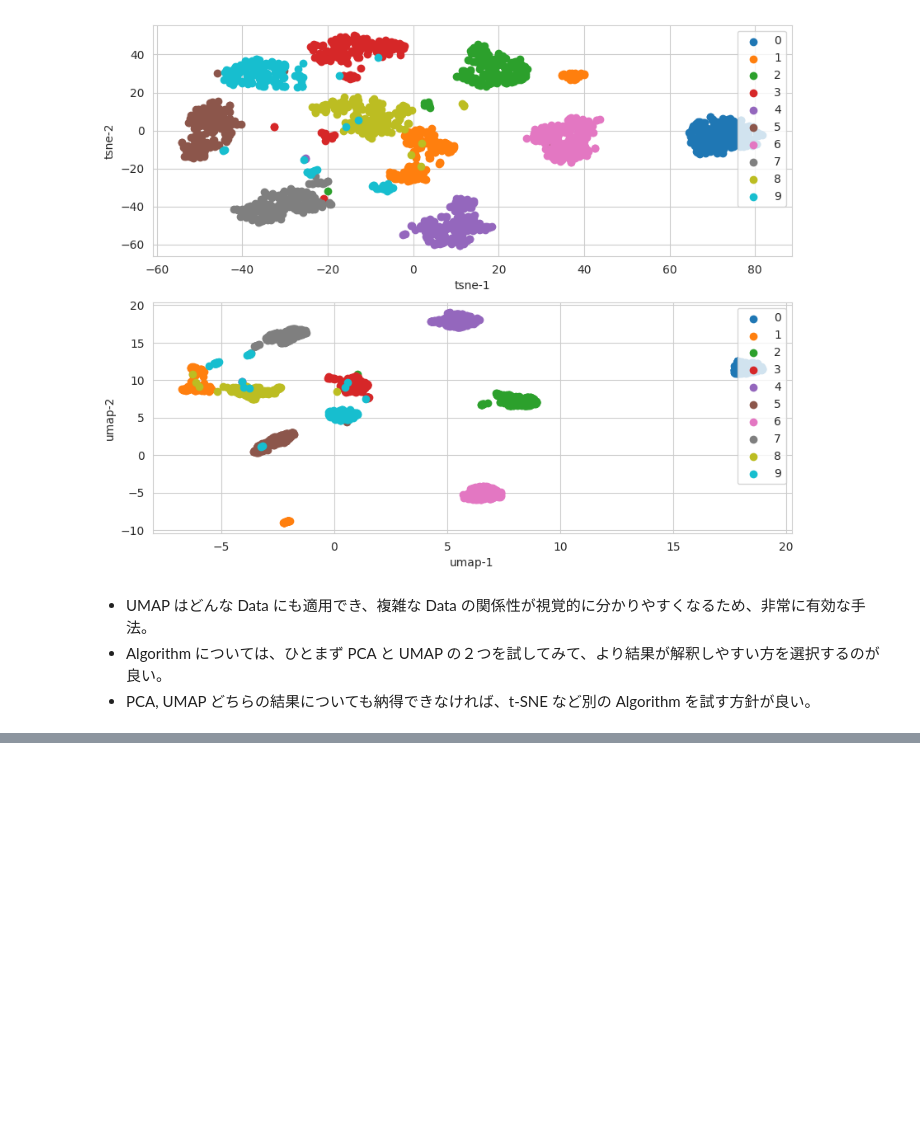
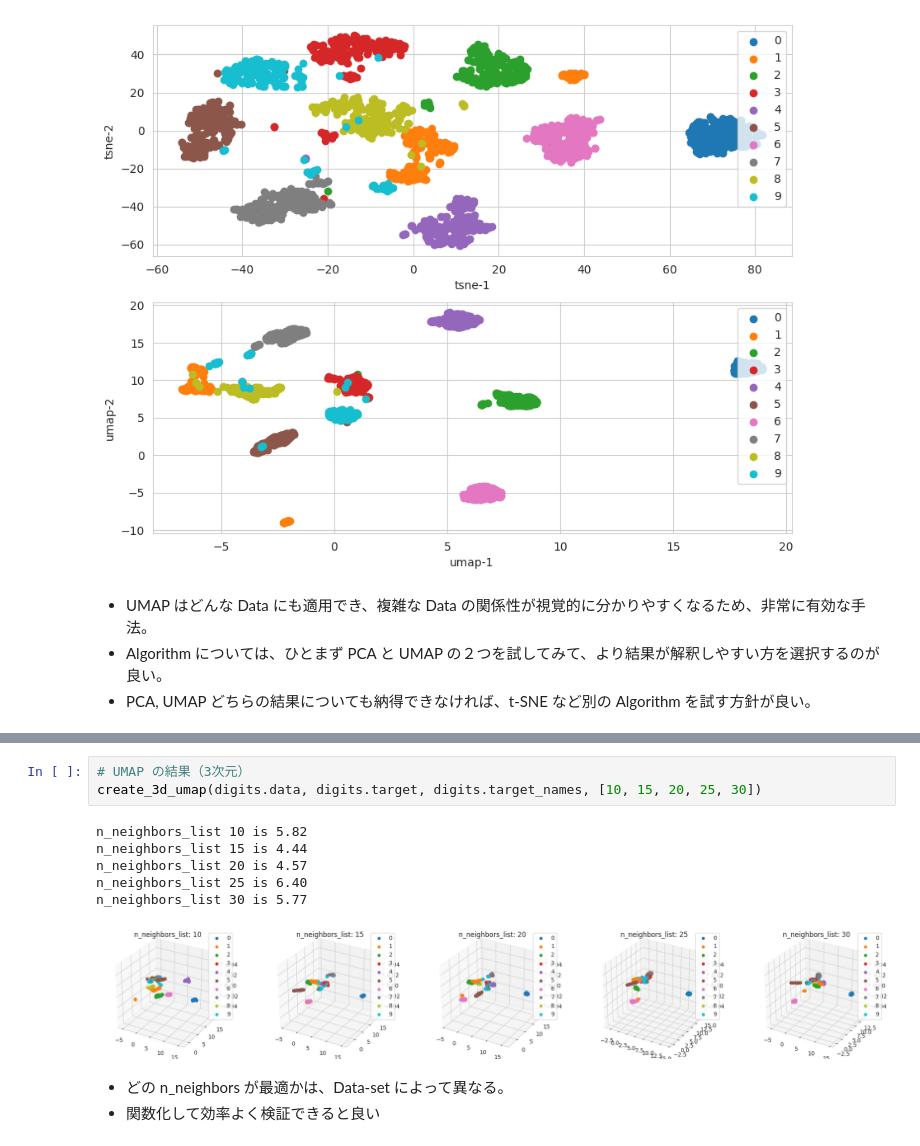
Before and after one commit to 1024xx4/ai_model_building_100, a Jupyter notebook: section03/section03.ipynb, the cells around one changed output, grey strips where cells are left out. Cells and saved outputs as stored; diff of their text form; blank space fills up the shorter version.

```diff
--- a/section03/section03.ipynb
+++ b/section03/section03.ipynb
@@ -549,0 +620,13 @@ plt.show()
+# %%
+# UMAP の結果（3次元）
+create_3d_umap(digits.data, digits.target, digits.target_names, [10, 15, 20, 25, 30])
+# %% [output]
+n_neighbors_list 10 is 5.82
+n_neighbors_list 15 is 4.44
+n_neighbors_list 20 is 4.57
+n_neighbors_list 25 is 6.40
+n_neighbors_list 30 is 5.77
+[figure, added]
+# %% [markdown]
+- どの n_neighbors が最適かは、Data-set によって異なる。
+- 関数化して効率よく検証できると良い
```
Also changed, not shown: parts of 5 cells of this notebook.
